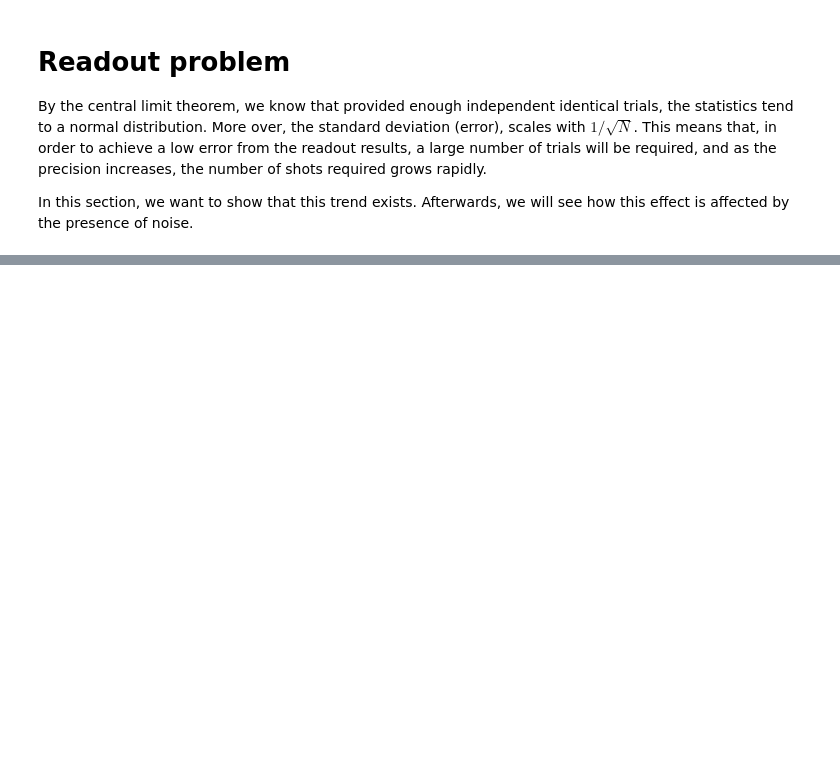
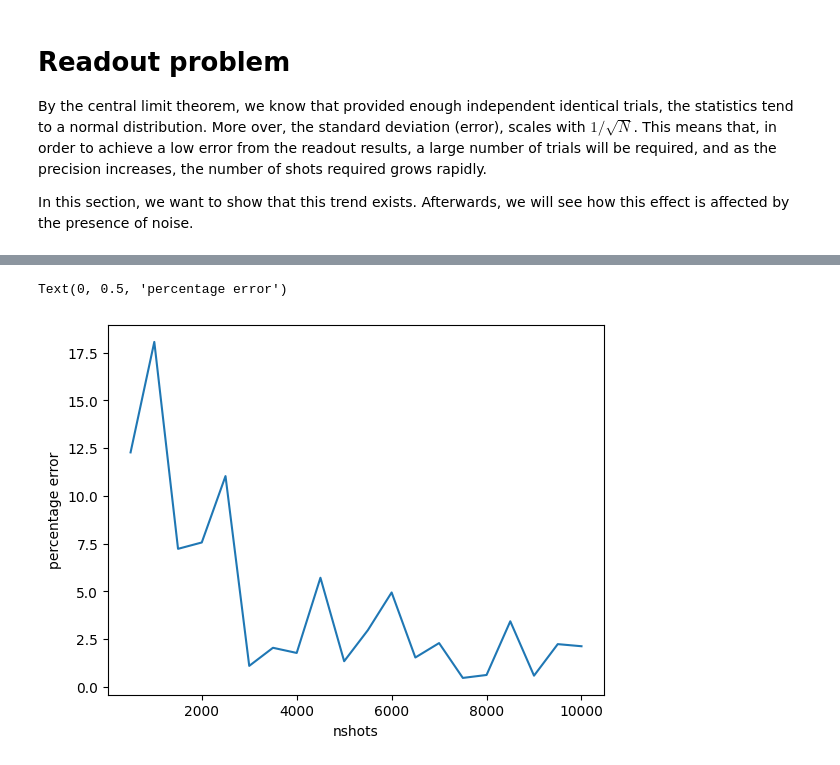
Before and after one commit to qiboteam/boostvqe, a Jupyter notebook: quanitnuum.ipynb, the cells around one changed output, grey strips where cells are left out. Saved outputs shown, nothing was run; the diff lists cells and outputs as text; code cells hidden in the pictures; blank space fills up the shorter version.

Commit message:
Readout basic plot

```diff
--- a/quanitnuum.ipynb
+++ b/quanitnuum.ipynb
@@ -391,7 +395,7 @@ INFO:httpx:HTTP Request: GET https://nexus.quantinuum.com/api/compilations/v1bet
 INFO:httpx:HTTP Request: GET https://nexus.quantinuum.com/api/compilations/v1beta/dfd5136f-2280-4767-8888-6c60ddbb00af "HTTP/1.1 200 OK"
 INFO:httpx:HTTP Request: GET https://nexus.quantinuum.com/api/compilations/v1beta/b4447273-c178-499f-ac84-ca376e257bbf "HTTP/1.1 200 OK"
 # %%
-nshots = 500
+nshots = 5000
 target_backend = qnx.QuantinuumConfig(device_name="H1-1LE")
 # %%
 results = qnx.execute(
@@ -426,3 +436,19 @@ print(expval)
 By the central limit theorem, we know that provided enough independent identical trials, the statistics tend to a normal distribution. More over, the standard deviation (error), scales with $1/\sqrt {N}$. This means that, in order to achieve a low error from the readout results, a large number of trials will be required, and as the precision increases, the number of shots required grows rapidly.
 
 In this section, we want to show that this trend exists. Afterwards, we will see how this effect is affected by the presence of noise.
+# %%
+shots_list = np.linspace(500,10000,20)
+loss_list = []
+for nshots in shots_list:
+    results = qnx.execute(
+            name=f"execute_job_VQE_{datetime.now()}",
+            circuits=compiled_circuit_refs,
+            n_shots=[int(nshots)]*len(circuit_ref_list),
+            backend_config=target_backend,
+            timeout=None,
+        )
+
+    expval = compute_expectation_value_from_results(
+        results, measurement_setup, ham_quantinuum
+    )
+    loss_list.append(expval)
@@ -428,0 +473,9 @@ In this section, we want to show that this trend exists. Afterwards, we will see
+# %%
+target = loss_history[-1]
+percent_error = [np.abs(loss-target)/np.abs(target)*100 for loss in loss_list]
+plt.plot(shots_list, percent_error)
+plt.xlabel('nshots')
+plt.ylabel('percentage error')
+# %% [output]
+Text(0, 0.5, 'percentage error')
+[figure, added]
```
Also changed, not shown: parts of 5 cells of this notebook.
